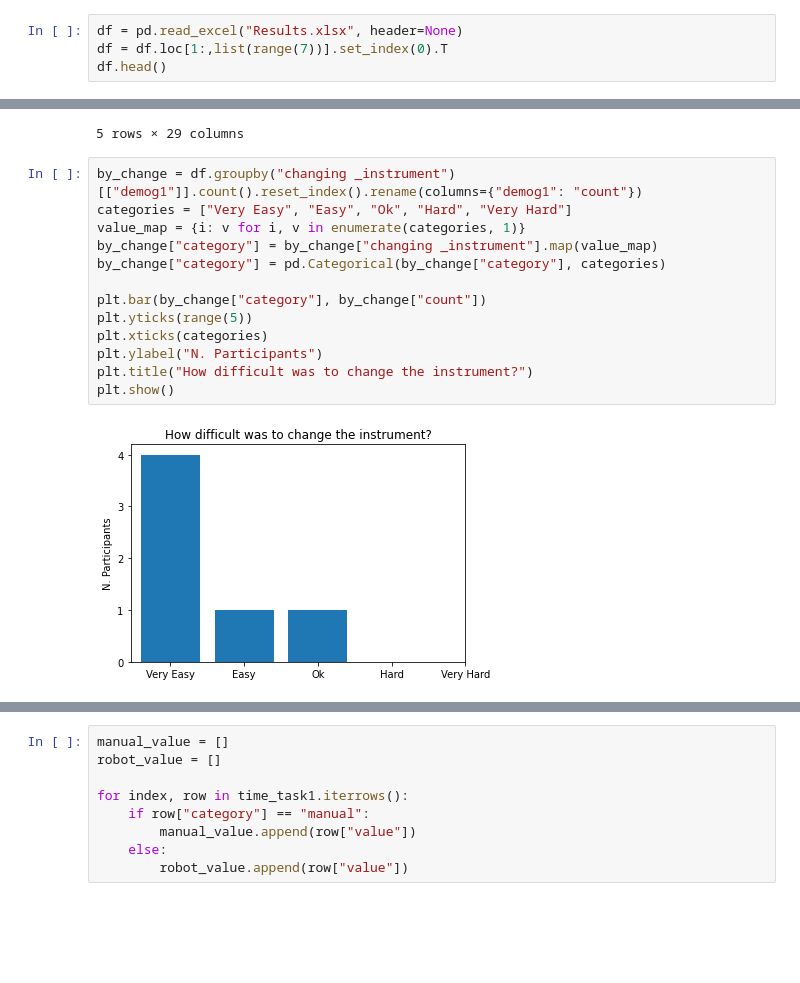
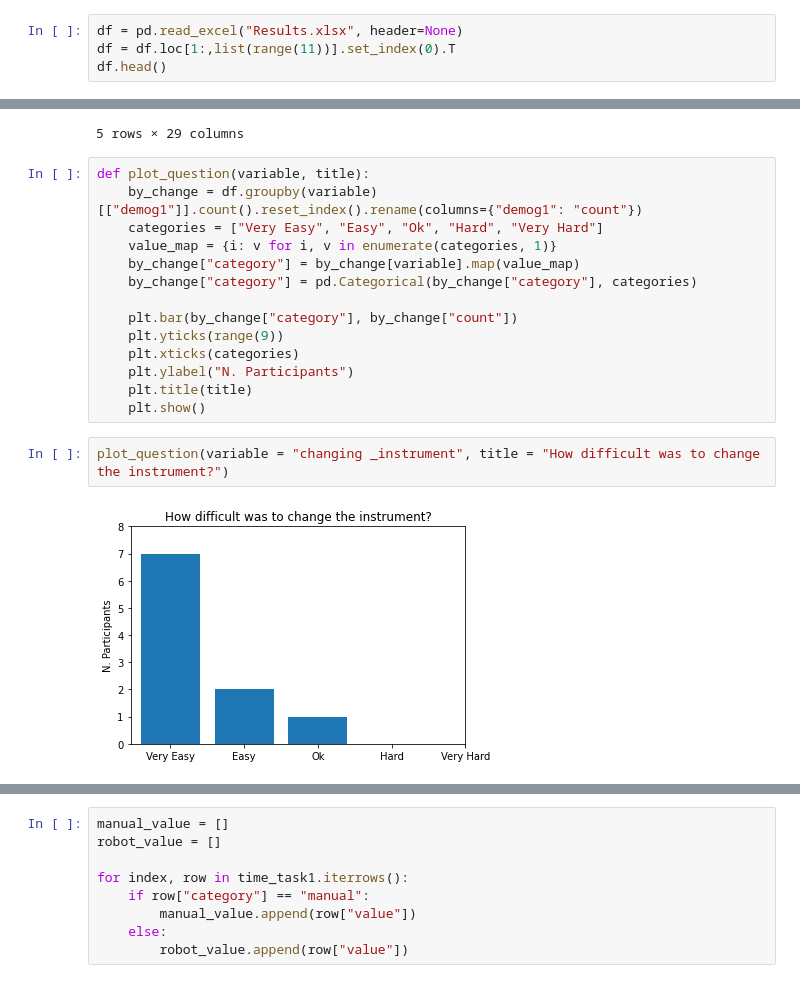
Before and after one commit to Jenirethvanessa/robotic_end-effector, a Jupyter notebook: results_plots.ipynb, the cells around one changed output, grey strips where cells are left out. Cells and saved outputs as stored; diff of their text form; blank space fills up the shorter version.

```diff
--- a/results_plots.ipynb
+++ b/results_plots.ipynb
@@ -5,7 +5,7 @@ import seaborn as sb
 import numpy as np
 # %%
 df = pd.read_excel("Results.xlsx", header=None)
-df = df.loc[1:,list(range(7))].set_index(0).T
+df = df.loc[1:,list(range(11))].set_index(0).T
 df.head()
 # %% [output]
 |  | demog1 | demog2 | demog3 | demog4 | demog5 | demog6 | demog7 | demog8 | manual_needle1 | ... |
@@ -15,18 +15,21 @@ df.head()
 | 4 | M | 36 | Y | Y | 4 | N | N | N | 3 | ... |
 | 5 | M | 27 | Y | N | 4 | N | N | N | 3 | ... |
 5 rows × 29 columns
+# %%
+def plot_question(variable, title):
+    by_change = df.groupby(variable)[["demog1"]].count().reset_index().rename(columns={"demog1": "count"})
+    categories = ["Very Easy", "Easy", "Ok", "Hard", "Very Hard"]
+    value_map = {i: v for i, v in enumerate(categories, 1)}
+    by_change["category"] = by_change[variable].map(value_map)
+    by_change["category"] = pd.Categorical(by_change["category"], categories)
+
+    plt.bar(by_change["category"], by_change["count"])
+    plt.yticks(range(9))
+    plt.xticks(categories)
+    plt.ylabel("N. Participants")
+    plt.title(title)
+    plt.show()
 # %%
-by_change = df.groupby("changing _instrument")[["demog1"]].count().reset_index().rename(columns={"demog1": "count"})
-categories = ["Very Easy", "Easy", "Ok", "Hard", "Very Hard"]
-value_map = {i: v for i, v in enumerate(categories, 1)}
-by_change["category"] = by_change["changing _instrument"].map(value_map)
-by_change["category"] = pd.Categorical(by_change["category"], categories)
-
-plt.bar(by_change["category"], by_change["count"])
-plt.yticks(range(5))
-plt.xticks(categories)
-plt.ylabel("N. Participants")
-plt.title("How difficult was to change the instrument?")
-plt.show()
+plot_question(variable = "changing _instrument", title = "How difficult was to change the instrument?")
 # %% [output]
-[figure, old version]
+[figure, new version]
```
Also changed, not shown: parts of 10 cells of this notebook, 32 other files.
